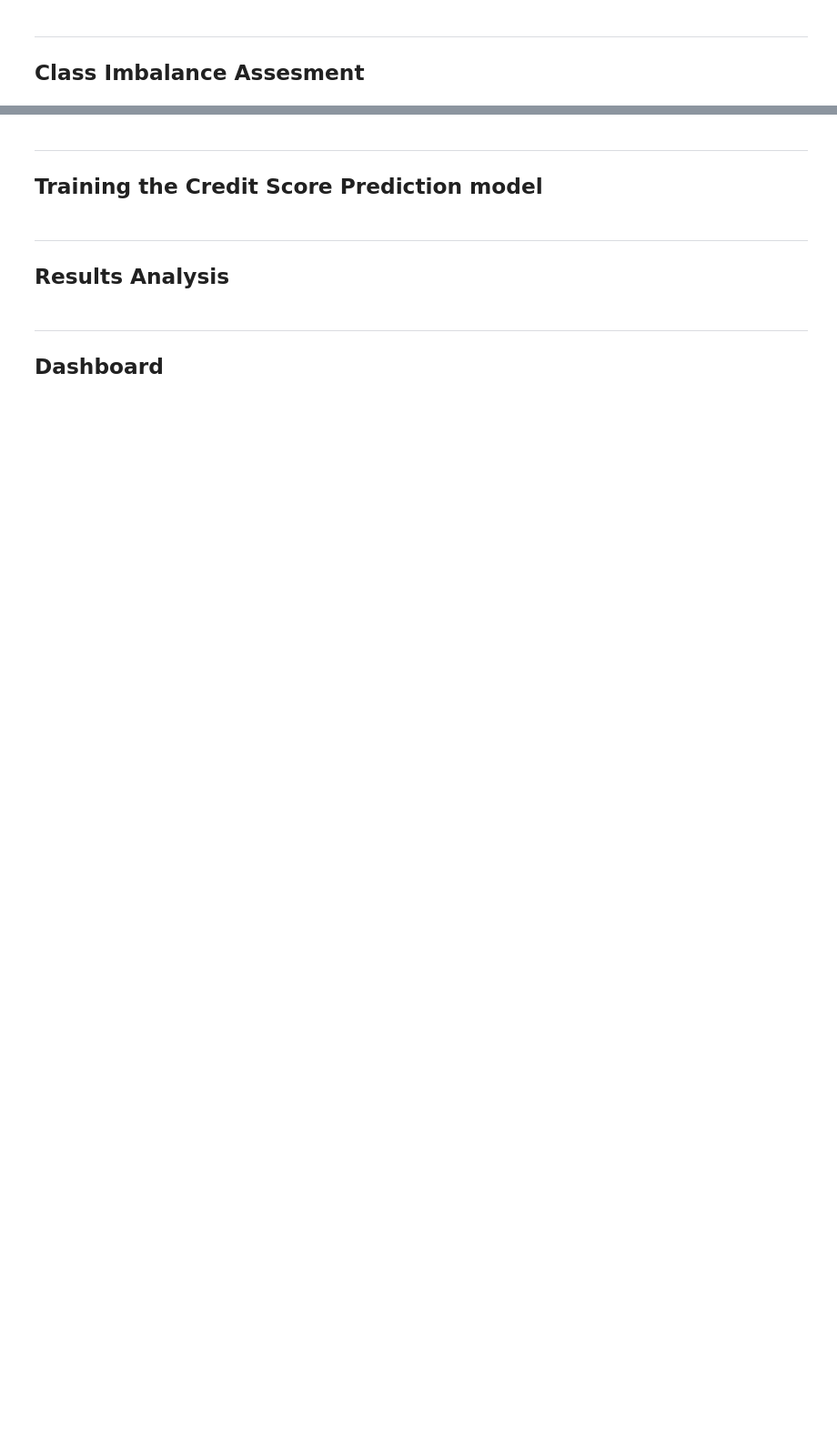
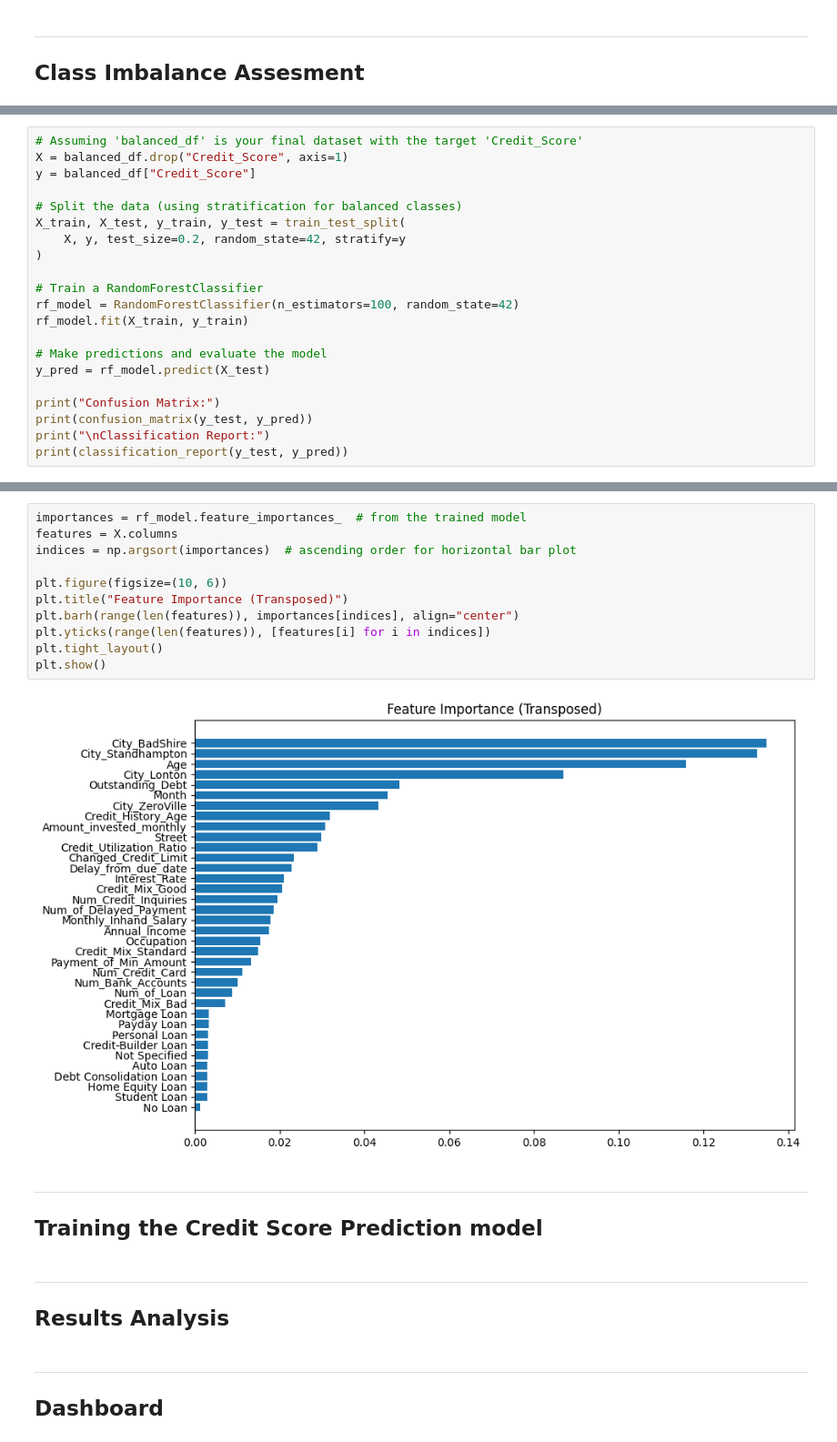
Before and after one commit to Chargent/Credit-Score-Prediction, a Jupyter notebook: main.ipynb, the cells around one changed output, grey strips where cells are left out. Shown at 91% size. Cells and saved outputs as stored; diff of their text form; blank space fills up the shorter version.

```diff
--- a/main.ipynb
+++ b/main.ipynb
@@ -1304,0 +1483,21 @@ plt.show()
+# %%
+# Assuming 'balanced_df' is your final dataset with the target 'Credit_Score'
+X = balanced_df.drop("Credit_Score", axis=1)
+y = balanced_df["Credit_Score"]
+
+# Split the data (using stratification for balanced classes)
+X_train, X_test, y_train, y_test = train_test_split(
+    X, y, test_size=0.2, random_state=42, stratify=y
+)
+
+# Train a RandomForestClassifier
+rf_model = RandomForestClassifier(n_estimators=100, random_state=42)
+rf_model.fit(X_train, y_train)
+
+# Make predictions and evaluate the model
+y_pred = rf_model.predict(X_test)
+
+print("Confusion Matrix:")
+print(confusion_matrix(y_test, y_pred))
+print("\nClassification Report:")
+print(classification_report(y_test, y_pred))
@@ -1305,3 +1522,16 @@ plt.show()
+# %%
+importances = rf_model.feature_importances_  # from the trained model
+features = X.columns
+indices = np.argsort(importances)  # ascending order for horizontal bar plot
+
+plt.figure(figsize=(10, 6))
+plt.title("Feature Importance (Transposed)")
+plt.barh(range(len(features)), importances[indices], align="center")
+plt.yticks(range(len(features)), [features[i] for i in indices])
+plt.tight_layout()
+plt.show()
+# %% [output]
+[figure, added]
 # %% [markdown]
 ---
 ## Training the Credit Score Prediction model
```
Also changed, not shown: parts of 13 cells of this notebook.
